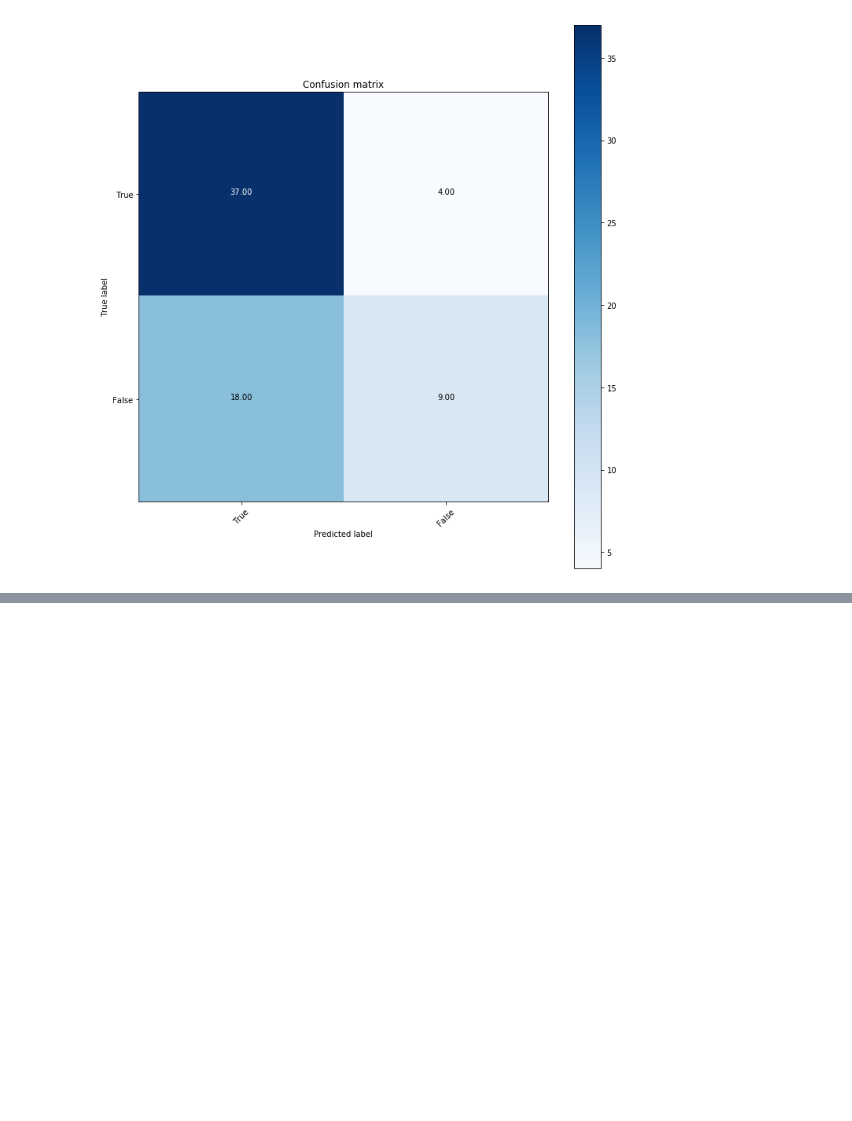
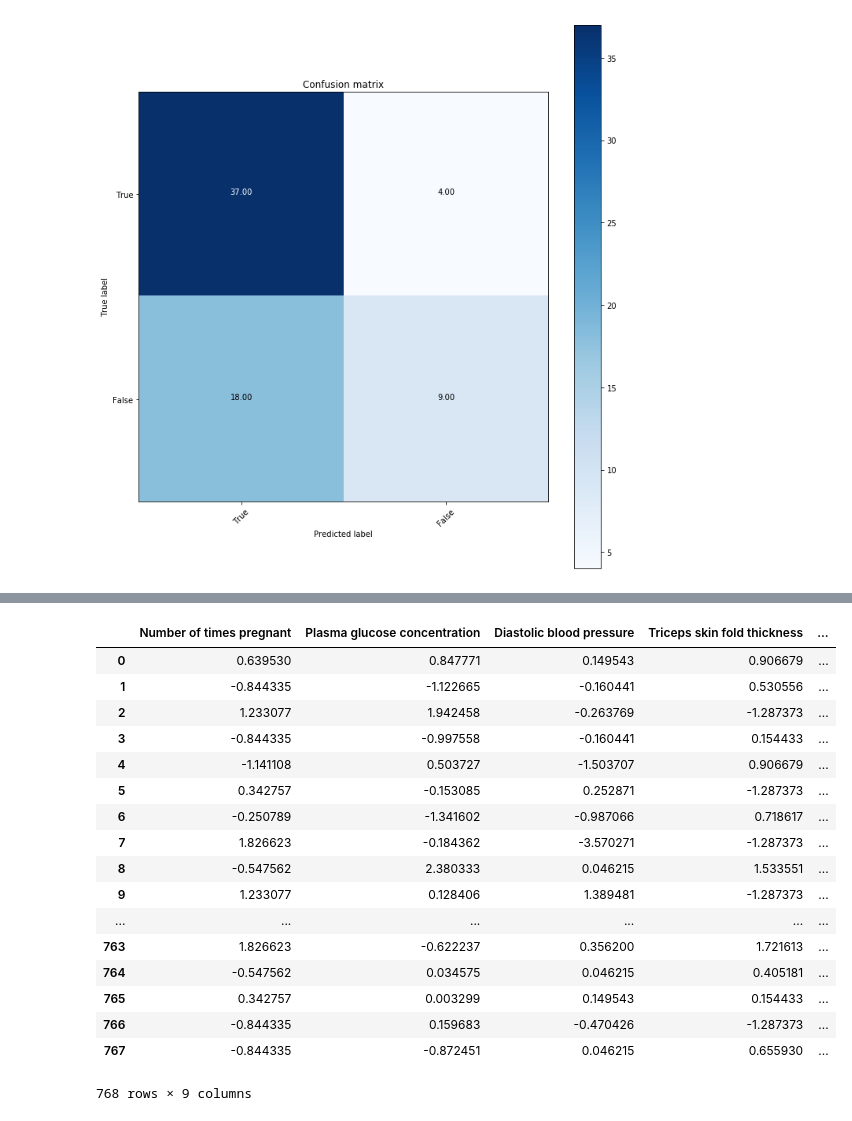
Before and after one commit to elcolie/practice-pytorch, a Jupyter notebook: exercise7-1_diabetes_deep_net.ipynb, the cells around one changed output, grey strips where cells are left out. Cells and saved outputs as stored; diff of their text form; code cells hidden in the pictures; blank space fills up the shorter version.

```diff
--- a/exercise7-1_diabetes_deep_net.ipynb
+++ b/exercise7-1_diabetes_deep_net.ipynb
@@ -254,0 +278,23 @@ accuracy: 0.6764705882352942
+# %%
+normalized_df=(df-df.mean())/df.std()
+# %%
+normalized_df
+# %% [output]
+|  | Number of times pregnant | Plasma glucose concentration | Diastolic blood pressure | Triceps skin fold thickness | ... |
+| 0 | 0.639530 | 0.847771 | 0.149543 | 0.906679 | ... |
+| 1 | -0.844335 | -1.122665 | -0.160441 | 0.530556 | ... |
+| 2 | 1.233077 | 1.942458 | -0.263769 | -1.287373 | ... |
+| 3 | -0.844335 | -0.997558 | -0.160441 | 0.154433 | ... |
+| 4 | -1.141108 | 0.503727 | -1.503707 | 0.906679 | ... |
+| 5 | 0.342757 | -0.153085 | 0.252871 | -1.287373 | ... |
+| 6 | -0.250789 | -1.341602 | -0.987066 | 0.718617 | ... |
+| 7 | 1.826623 | -0.184362 | -3.570271 | -1.287373 | ... |
+| 8 | -0.547562 | 2.380333 | 0.046215 | 1.533551 | ... |
+| 9 | 1.233077 | 0.128406 | 1.389481 | -1.287373 | ... |
+| ... | ... | ... | ... | ... | ... |
+| 763 | 1.826623 | -0.622237 | 0.356200 | 1.721613 | ... |
+| 764 | -0.547562 | 0.034575 | 0.046215 | 0.405181 | ... |
+| 765 | 0.342757 | 0.003299 | 0.149543 | 0.154433 | ... |
+| 766 | -0.844335 | 0.159683 | -0.470426 | -1.287373 | ... |
+| 767 | -0.844335 | -0.872451 | 0.046215 | 0.655930 | ... |
+768 rows × 9 columns
```
Also changed, not shown: parts of 2 cells of this notebook, 1 other file.
